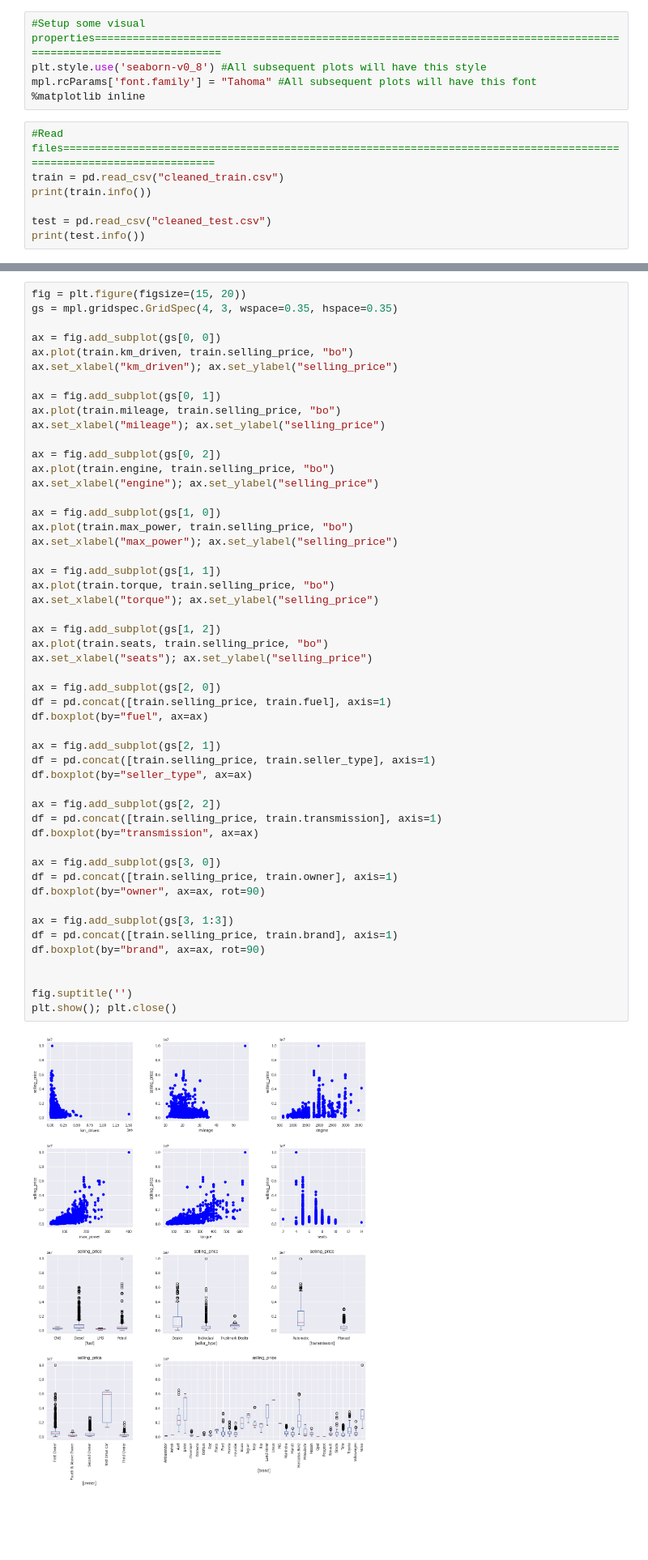
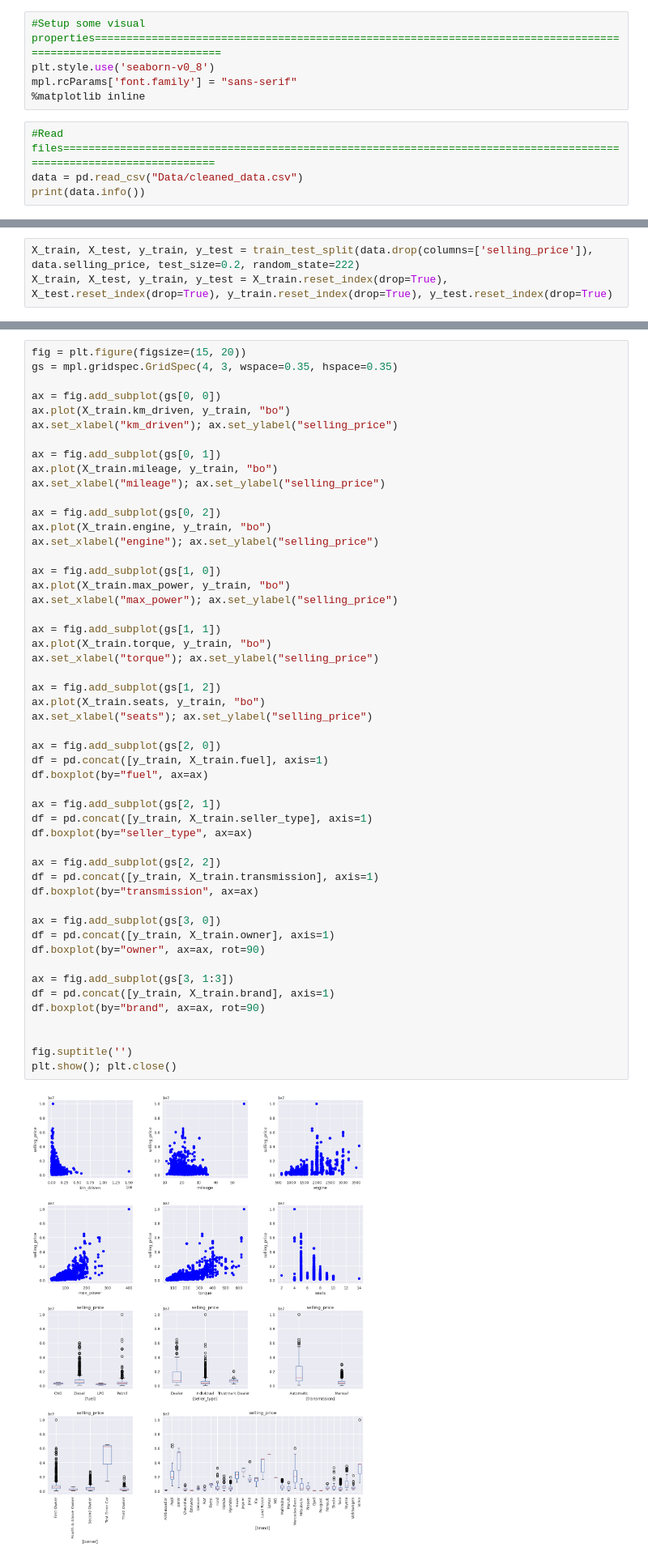
Before and after one commit to Polymeowial/car-price-prediction, a Jupyter notebook: Modeling.ipynb, the cells around one changed output, grey strips where cells are left out. Shown at 81% size. Cells and saved outputs as stored; diff of their text form; blank space fills up the shorter version.

```diff
--- a/Modeling.ipynb
+++ b/Modeling.ipynb
@@ -39,16 +39,13 @@ from sklearn.feature_selection import SelectFromModel
 from skopt import BayesSearchCV
 # %%
 #Setup some visual properties=================================================================================================================
-plt.style.use('seaborn-v0_8') #All subsequent plots will have this style
-mpl.rcParams['font.family'] = "Tahoma" #All subsequent plots will have this font
+plt.style.use('seaborn-v0_8')
+mpl.rcParams['font.family'] = "sans-serif"
 %matplotlib inline
 # %%
 #Read files=====================================================================================================================
-train = pd.read_csv("cleaned_train.csv")
-print(train.info())
-
-test = pd.read_csv("cleaned_test.csv")
-print(test.info())
+data = pd.read_csv("Data/cleaned_data.csv")
+print(data.info())
 # %% [output]
 <class 'pandas.core.frame.DataFrame'>
 RangeIndex: 6000 entries, 0 to 5999
@@ -69,4 +66,7 @@ memory usage: 199.6+ KB
 None
+# %%
+X_train, X_test, y_train, y_test = train_test_split(data.drop(columns=['selling_price']), data.selling_price, test_size=0.2, random_state=222)
+X_train, X_test, y_train, y_test = X_train.reset_index(drop=True), X_test.reset_index(drop=True), y_train.reset_index(drop=True), y_test.reset_index(drop=True)
 # %%
 #Import helper functions=====================================================================================================================
 %run Helper_Functions.ipynb
@@ -93,54 +77,54 @@ fig = plt.figure(figsize=(15, 20))
 gs = mpl.gridspec.GridSpec(4, 3, wspace=0.35, hspace=0.35)
 
 ax = fig.add_subplot(gs[0, 0])
-ax.plot(train.km_driven, train.selling_price, "bo")
+ax.plot(X_train.km_driven, y_train, "bo")
 ax.set_xlabel("km_driven"); ax.set_ylabel("selling_price")
 
 ax = fig.add_subplot(gs[0, 1])
-ax.plot(train.mileage, train.selling_price, "bo")
+ax.plot(X_train.mileage, y_train, "bo")
 ax.set_xlabel("mileage"); ax.set_ylabel("selling_price")
 
 ax = fig.add_subplot(gs[0, 2])
-ax.plot(train.engine, train.selling_price, "bo")
+ax.plot(X_train.engine, y_train, "bo")
 ax.set_xlabel("engine"); ax.set_ylabel("selling_price")
 
 ax = fig.add_subplot(gs[1, 0])
-ax.plot(train.max_power, train.selling_price, "bo")
+ax.plot(X_train.max_power, y_train, "bo")
 ax.set_xlabel("max_power"); ax.set_ylabel("selling_price")
 
 ax = fig.add_subplot(gs[1, 1])
-ax.plot(train.torque, train.selling_price, "bo")
+ax.plot(X_train.torque, y_train, "bo")
 ax.set_xlabel("torque"); ax.set_ylabel("selling_price")
 
 ax = fig.add_subplot(gs[1, 2])
-ax.plot(train.seats, train.selling_price, "bo")
+ax.plot(X_train.seats, y_train, "bo")
 ax.set_xlabel("seats"); ax.set_ylabel("selling_price")
 
 ax = fig.add_subplot(gs[2, 0])
-df = pd.concat([train.selling_price, train.fuel], axis=1)
+df = pd.concat([y_train, X_train.fuel], axis=1)
 df.boxplot(by="fuel", ax=ax)
 
 ax = fig.add_subplot(gs[2, 1])
-df = pd.concat([train.selling_price, train.seller_type], axis=1)
+df = pd.concat([y_train, X_train.seller_type], axis=1)
 df.boxplot(by="seller_type", ax=ax)
 
 ax = fig.add_subplot(gs[2, 2])
-df = pd.concat([train.selling_price, train.transmission], axis=1)
+df = pd.concat([y_train, X_train.transmission], axis=1)
 df.boxplot(by="transmission", ax=ax)
 
 ax = fig.add_subplot(gs[3, 0])
-df = pd.concat([train.selling_price, train.owner], axis=1)
+df = pd.concat([y_train, X_train.owner], axis=1)
 df.boxplot(by="owner", ax=ax, rot=90)
 
 ax = fig.add_subplot(gs[3, 1:3])
-df = pd.concat([train.selling_price, train.brand], axis=1)
+df = pd.concat([y_train, X_train.brand], axis=1)
 df.boxplot(by="brand", ax=ax, rot=90)
 
 
 fig.suptitle('')
 plt.show(); plt.close()
 # %% [output]
-[figure, old version]
+[figure, new version]
 # %%
 fig = plt.figure(figsize=(15, 10))
 gs = mpl.gridspec.GridSpec(2, 2, wspace=0.35, hspace=0.35)
```
Also changed, not shown: parts of 11 cells of this notebook, 5 other files.
